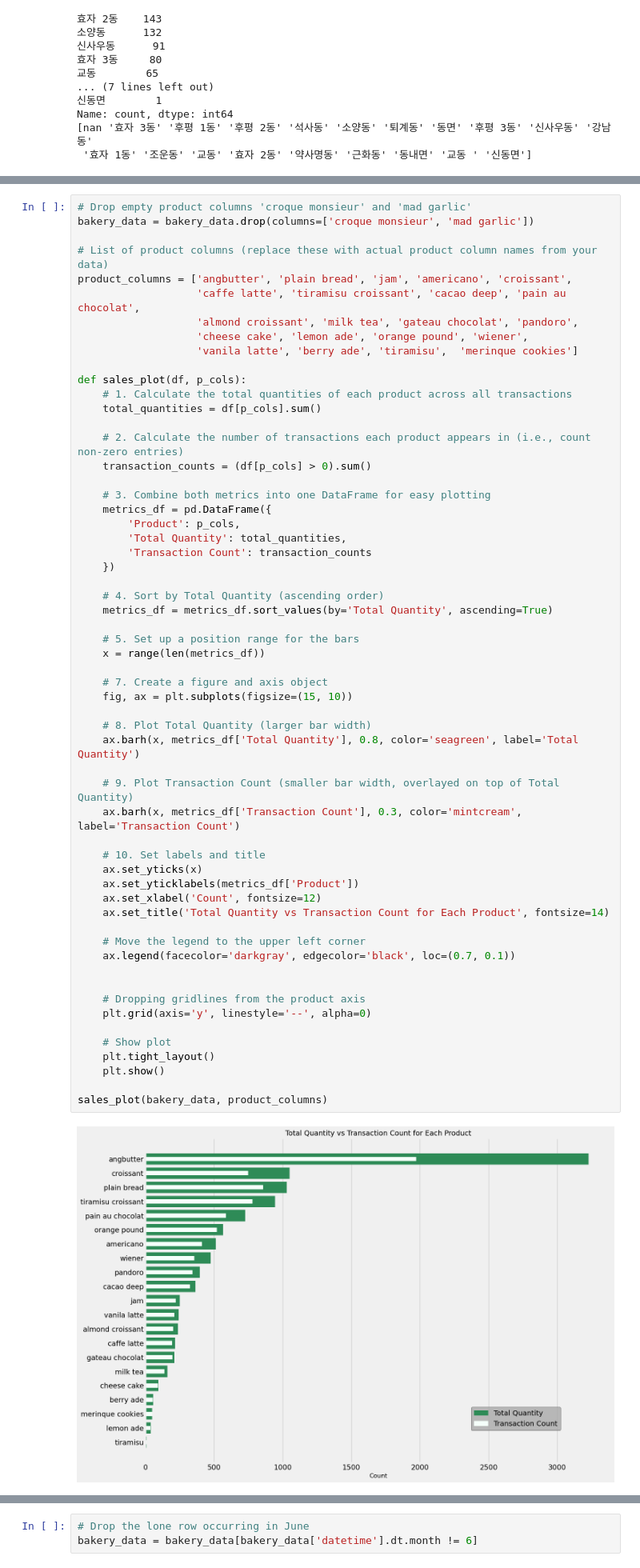
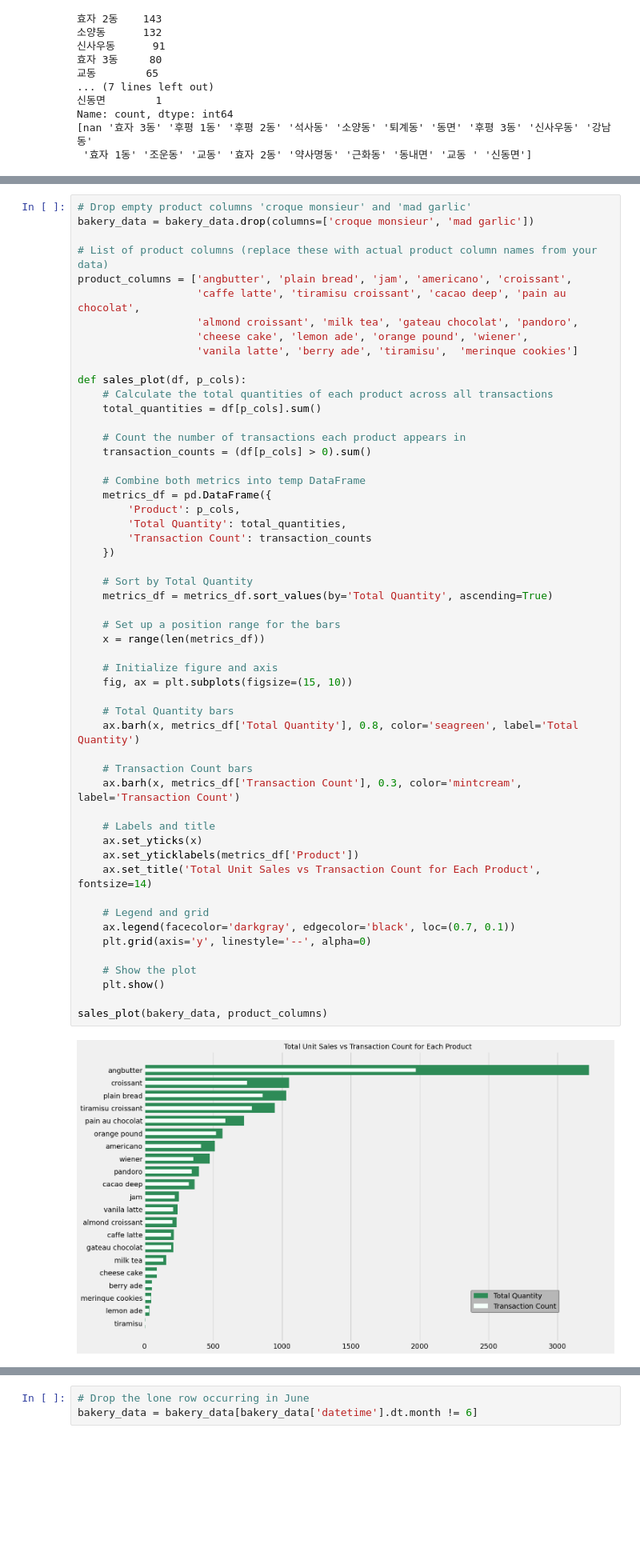
Before and after one commit to bryantjay/Portfolio, a Jupyter notebook: Korean Bakery Market Basket Analysis/market_basket_analysis.ipynb, the cells around one changed output, grey strips where cells are left out. Shown at 80% size. Saved outputs shown, nothing was run; the diff lists cells and outputs as text; blank space fills up the shorter version.

```diff
--- a/Korean Bakery Market Basket Analysis/market_basket_analysis.ipynb
+++ b/Korean Bakery Market Basket Analysis/market_basket_analysis.ipynb
@@ -509,52 +543,47 @@ product_columns = ['angbutter', 'plain bread', 'jam', 'americano', 'croissant',
                    'vanila latte', 'berry ade', 'tiramisu',  'merinque cookies']
 
 def sales_plot(df, p_cols):
-    # 1. Calculate the total quantities of each product across all transactions
+    # Calculate the total quantities of each product across all transactions
     total_quantities = df[p_cols].sum()
 
-    # 2. Calculate the number of transactions each product appears in (i.e., count non-zero entries)
+    # Count the number of transactions each product appears in
     transaction_counts = (df[p_cols] > 0).sum()
 
-    # 3. Combine both metrics into one DataFrame for easy plotting
+    # Combine both metrics into temp DataFrame
     metrics_df = pd.DataFrame({
         'Product': p_cols,
         'Total Quantity': total_quantities,
         'Transaction Count': transaction_counts
     })
 
-    # 4. Sort by Total Quantity (ascending order)
+    # Sort by Total Quantity
     metrics_df = metrics_df.sort_values(by='Total Quantity', ascending=True)
 
-    # 5. Set up a position range for the bars
+    # Set up a position range for the bars
     x = range(len(metrics_df))
 
-    # 7. Create a figure and axis object
+    # Initialize figure and axis
     fig, ax = plt.subplots(figsize=(15, 10))
 
-    # 8. Plot Total Quantity (larger bar width)
+    # Total Quantity bars
     ax.barh(x, metrics_df['Total Quantity'], 0.8, color='seagreen', label='Total Quantity')
 
-    # 9. Plot Transaction Count (smaller bar width, overlayed on top of Total Quantity)
+    # Transaction Count bars
     ax.barh(x, metrics_df['Transaction Count'], 0.3, color='mintcream', label='Transaction Count')
 
-    # 10. Set labels and title
+    # Labels and title
     ax.set_yticks(x)
     ax.set_yticklabels(metrics_df['Product'])
-    ax.set_xlabel('Count', fontsize=12)
-    ax.set_title('Total Quantity vs Transaction Count for Each Product', fontsize=14)
+    ax.set_title('Total Unit Sales vs Transaction Count for Each Product', fontsize=14)
 
-    # Move the legend to the upper left corner
+    # Legend and grid
     ax.legend(facecolor='darkgray', edgecolor='black', loc=(0.7, 0.1))
-
-
-    # Dropping gridlines from the product axis
     plt.grid(axis='y', linestyle='--', alpha=0)
 
-    # Show plot
-    plt.tight_layout()
+    # Show the plot
     plt.show()
 
 sales_plot(bakery_data, product_columns)
 # %% [output]
-[figure, old version]
+[figure, new version]
 # %% [markdown]
```
Also changed, not shown: parts of 80 cells of this notebook.
